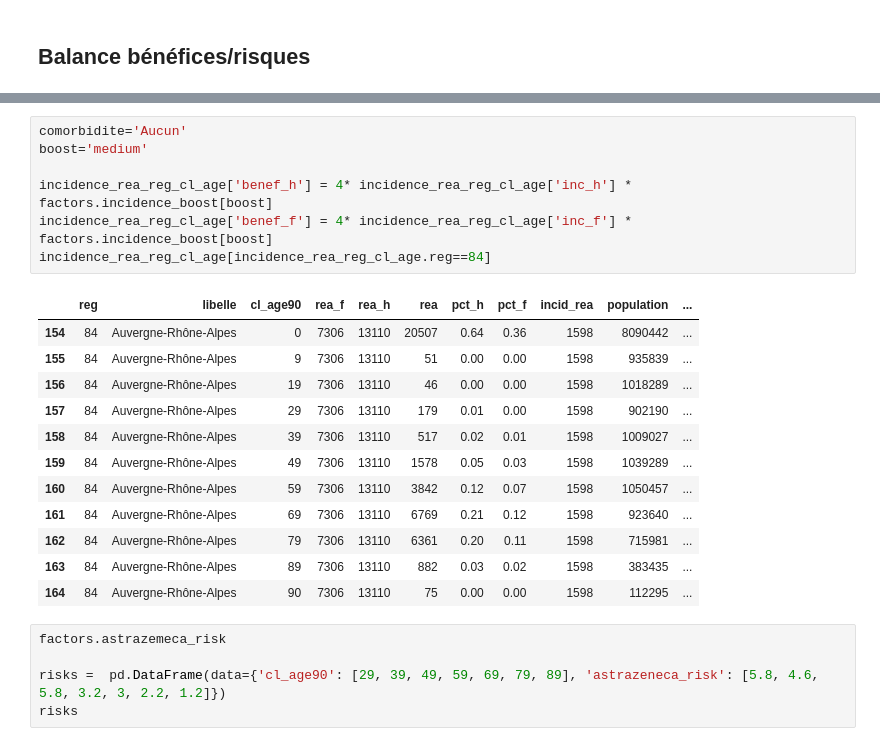
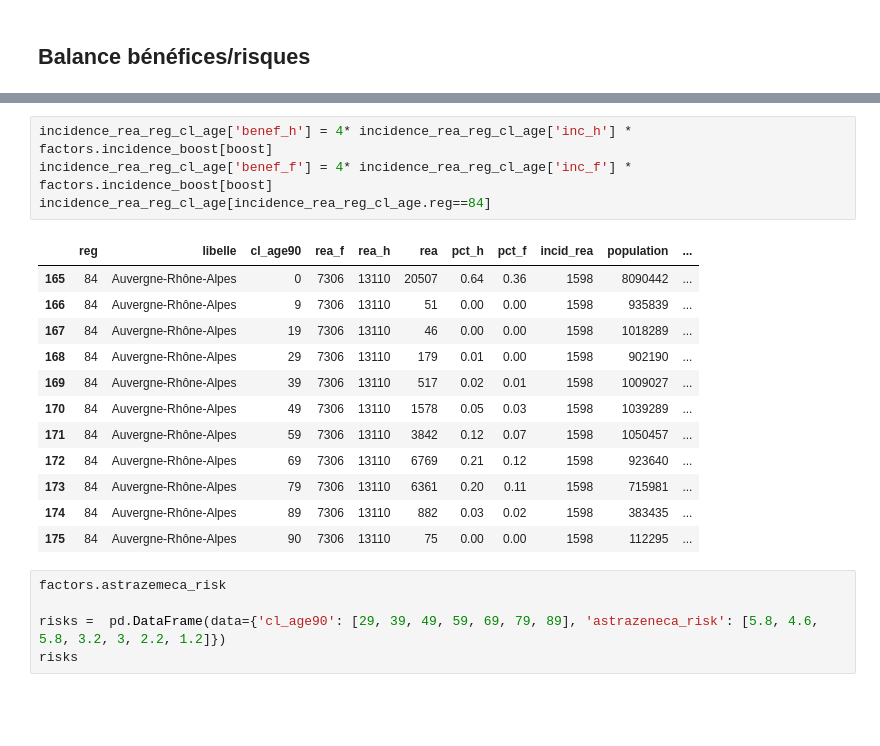
Before and after one commit to oalam/covid-analytics, a Jupyter notebook: exploratory.ipynb, the cells around one changed output, grey strips where cells are left out. Drawn from its saved outputs; the diff is of its cells as text; blank space fills up the shorter version.

```diff
--- a/exploratory.ipynb
+++ b/exploratory.ipynb
@@ -336,23 +336,20 @@ incidence_rea_reg_cl_age[ (incidence_rea_reg_cl_age['libelle'] == 'Corse')]
 # %%
-comorbidite='Aucun'
-boost='medium'
-
 incidence_rea_reg_cl_age['benef_h'] = 4* incidence_rea_reg_cl_age['inc_h'] * factors.incidence_boost[boost]
 incidence_rea_reg_cl_age['benef_f'] = 4* incidence_rea_reg_cl_age['inc_f'] * factors.incidence_boost[boost]
 incidence_rea_reg_cl_age[incidence_rea_reg_cl_age.reg==84]
 # %% [output]
 |  | reg | libelle | cl_age90 | rea_f | rea_h | rea | pct_h | pct_f | incid_rea | population | ... |
-| 154 | 84 | Auvergne-Rhône-Alpes | 0 | 7306 | 13110 | 20507 | 0.64 | 0.36 | 1598 | 8090442 | ... |
-| 155 | 84 | Auvergne-Rhône-Alpes | 9 | 7306 | 13110 | 51 | 0.00 | 0.00 | 1598 | 935839 | ... |
-| 156 | 84 | Auvergne-Rhône-Alpes | 19 | 7306 | 13110 | 46 | 0.00 | 0.00 | 1598 | 1018289 | ... |
-| 157 | 84 | Auvergne-Rhône-Alpes | 29 | 7306 | 13110 | 179 | 0.01 | 0.00 | 1598 | 902190 | ... |
-| 158 | 84 | Auvergne-Rhône-Alpes | 39 | 7306 | 13110 | 517 | 0.02 | 0.01 | 1598 | 1009027 | ... |
-| 159 | 84 | Auvergne-Rhône-Alpes | 49 | 7306 | 13110 | 1578 | 0.05 | 0.03 | 1598 | 1039289 | ... |
-| 160 | 84 | Auvergne-Rhône-Alpes | 59 | 7306 | 13110 | 3842 | 0.12 | 0.07 | 1598 | 1050457 | ... |
-| 161 | 84 | Auvergne-Rhône-Alpes | 69 | 7306 | 13110 | 6769 | 0.21 | 0.12 | 1598 | 923640 | ... |
-| 162 | 84 | Auvergne-Rhône-Alpes | 79 | 7306 | 13110 | 6361 | 0.20 | 0.11 | 1598 | 715981 | ... |
-| 163 | 84 | Auvergne-Rhône-Alpes | 89 | 7306 | 13110 | 882 | 0.03 | 0.02 | 1598 | 383435 | ... |
-| 164 | 84 | Auvergne-Rhône-Alpes | 90 | 7306 | 13110 | 75 | 0.00 | 0.00 | 1598 | 112295 | ... |
+| 165 | 84 | Auvergne-Rhône-Alpes | 0 | 7306 | 13110 | 20507 | 0.64 | 0.36 | 1598 | 8090442 | ... |
+| 166 | 84 | Auvergne-Rhône-Alpes | 9 | 7306 | 13110 | 51 | 0.00 | 0.00 | 1598 | 935839 | ... |
+| 167 | 84 | Auvergne-Rhône-Alpes | 19 | 7306 | 13110 | 46 | 0.00 | 0.00 | 1598 | 1018289 | ... |
+| 168 | 84 | Auvergne-Rhône-Alpes | 29 | 7306 | 13110 | 179 | 0.01 | 0.00 | 1598 | 902190 | ... |
+| 169 | 84 | Auvergne-Rhône-Alpes | 39 | 7306 | 13110 | 517 | 0.02 | 0.01 | 1598 | 1009027 | ... |
+| 170 | 84 | Auvergne-Rhône-Alpes | 49 | 7306 | 13110 | 1578 | 0.05 | 0.03 | 1598 | 1039289 | ... |
+| 171 | 84 | Auvergne-Rhône-Alpes | 59 | 7306 | 13110 | 3842 | 0.12 | 0.07 | 1598 | 1050457 | ... |
+| 172 | 84 | Auvergne-Rhône-Alpes | 69 | 7306 | 13110 | 6769 | 0.21 | 0.12 | 1598 | 923640 | ... |
+| 173 | 84 | Auvergne-Rhône-Alpes | 79 | 7306 | 13110 | 6361 | 0.20 | 0.11 | 1598 | 715981 | ... |
+| 174 | 84 | Auvergne-Rhône-Alpes | 89 | 7306 | 13110 | 882 | 0.03 | 0.02 | 1598 | 383435 | ... |
+| 175 | 84 | Auvergne-Rhône-Alpes | 90 | 7306 | 13110 | 75 | 0.00 | 0.00 | 1598 | 112295 | ... |
 # %%
 factors.astrazemeca_risk
 
```
Also changed, not shown: parts of 11 cells of this notebook, 4 other files.
